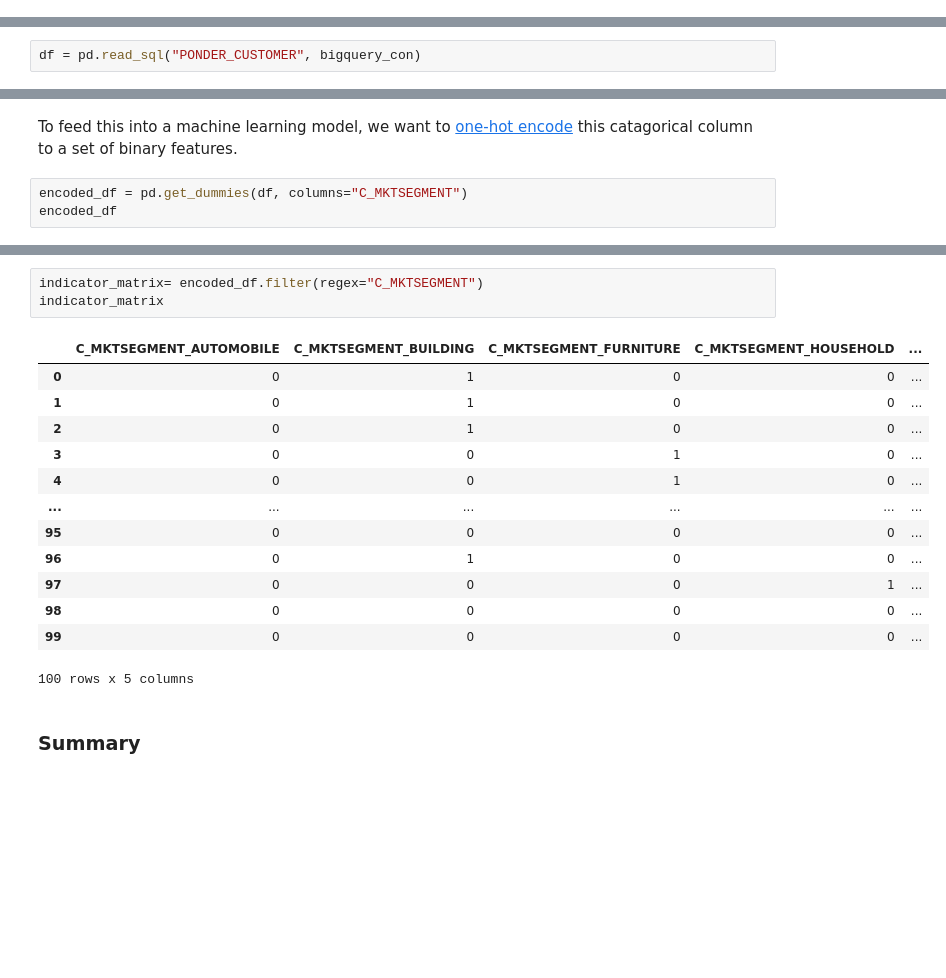
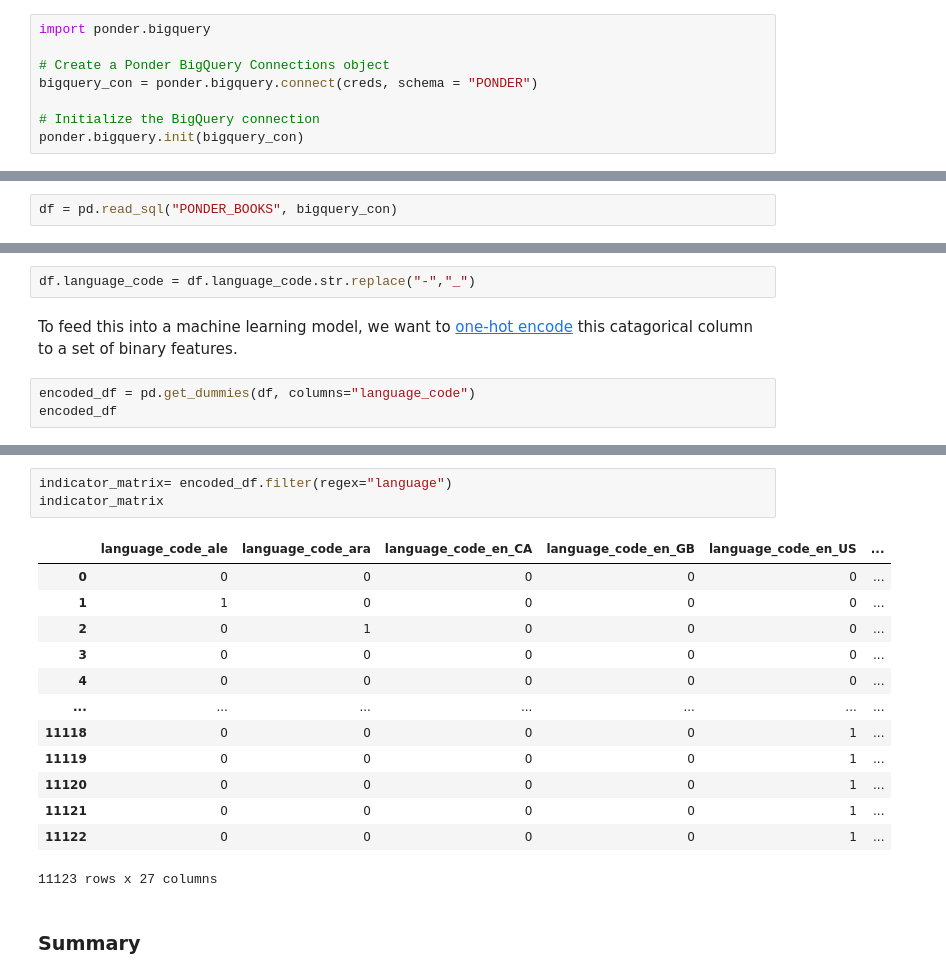
Before and after one commit to ponder-org/ponder-notebooks, a Jupyter notebook: bigquery/tutorial/01-getting-started.ipynb, the cells around one changed output, grey strips where cells are left out. Cells and saved outputs as stored; diff of their text form; blank space fills up the shorter version.

```diff
--- a/bigquery/tutorial/01-getting-started.ipynb
+++ b/bigquery/tutorial/01-getting-started.ipynb
@@ -64,3 +30,11 @@ Uploaded dataset to PONDER_CUSTOMER
+# %%
+import ponder.bigquery
+
+# Create a Ponder BigQuery Connections object
+bigquery_con = ponder.bigquery.connect(creds, schema = "PONDER")
+
+# Initialize the BigQuery connection
+ponder.bigquery.init(bigquery_con)
 # %% [markdown]
 ### Starting Pondering 🎉
 # %% [markdown]
@@ -68,5 +44,5 @@ Now that we have the connection initialized. Let's read the **PONDER_CUSTOMER**
 # %%
-df = pd.read_sql("PONDER_CUSTOMER", bigquery_con)
+df = pd.read_sql("PONDER_BOOKS", bigquery_con)
 # %% [markdown]
 Let's first print out the dataframe and take a look at the data.
 # %%
@@ -143,6 +123,8 @@ array(['BUILDING', 'FURNITURE', 'HOUSEHOLD', 'MACHINERY', 'AUTOMOBILE'],
+# %%
+df.language_code = df.language_code.str.replace("-","_")
 # %% [markdown]
 To feed this into a machine learning model, we want to [one-hot encode](https://en.wikipedia.org/wiki/One-hot) this catagorical column to a set of binary features.
 # %%
-encoded_df = pd.get_dummies(df, columns="C_MKTSEGMENT")
+encoded_df = pd.get_dummies(df, columns="language_code")
 encoded_df
 # %% [output]
@@ -164,20 +146,20 @@ We select out only the columns with names matching "C_MKTSEGMENT". This leaves u
 # %%
-indicator_matrix= encoded_df.filter(regex="C_MKTSEGMENT")
+indicator_matrix= encoded_df.filter(regex="language")
 indicator_matrix
 # %% [output]
-|  | C_MKTSEGMENT_AUTOMOBILE | C_MKTSEGMENT_BUILDING | C_MKTSEGMENT_FURNITURE | C_MKTSEGMENT_HOUSEHOLD | ... |
-| 0 | 0 | 1 | 0 | 0 | ... |
-| 1 | 0 | 1 | 0 | 0 | ... |
-| 2 | 0 | 1 | 0 | 0 | ... |
-| 3 | 0 | 0 | 1 | 0 | ... |
-| 4 | 0 | 0 | 1 | 0 | ... |
-| ... | ... | ... | ... | ... | ... |
-| 95 | 0 | 0 | 0 | 0 | ... |
-| 96 | 0 | 1 | 0 | 0 | ... |
-| 97 | 0 | 0 | 0 | 1 | ... |
-| 98 | 0 | 0 | 0 | 0 | ... |
-| 99 | 0 | 0 | 0 | 0 | ... |
+|  | language_code_ale | language_code_ara | language_code_en_CA | language_code_en_GB | language_code_en_US | ... |
+| 0 | 0 | 0 | 0 | 0 | 0 | ... |
+| 1 | 1 | 0 | 0 | 0 | 0 | ... |
+| 2 | 0 | 1 | 0 | 0 | 0 | ... |
+| 3 | 0 | 0 | 0 | 0 | 0 | ... |
+| 4 | 0 | 0 | 0 | 0 | 0 | ... |
+| ... | ... | ... | ... | ... | ... | ... |
+| 11118 | 0 | 0 | 0 | 0 | 1 | ... |
+| 11119 | 0 | 0 | 0 | 0 | 1 | ... |
+| 11120 | 0 | 0 | 0 | 0 | 1 | ... |
+| 11121 | 0 | 0 | 0 | 0 | 1 | ... |
+| 11122 | 0 | 0 | 0 | 0 | 1 | ... |
-100 rows x 5 columns
+11123 rows x 27 columns
 # %% [markdown]
 ### Summary
 # %% [markdown]
```
Also changed, not shown: parts of 27 cells of this notebook, 5 other files.
